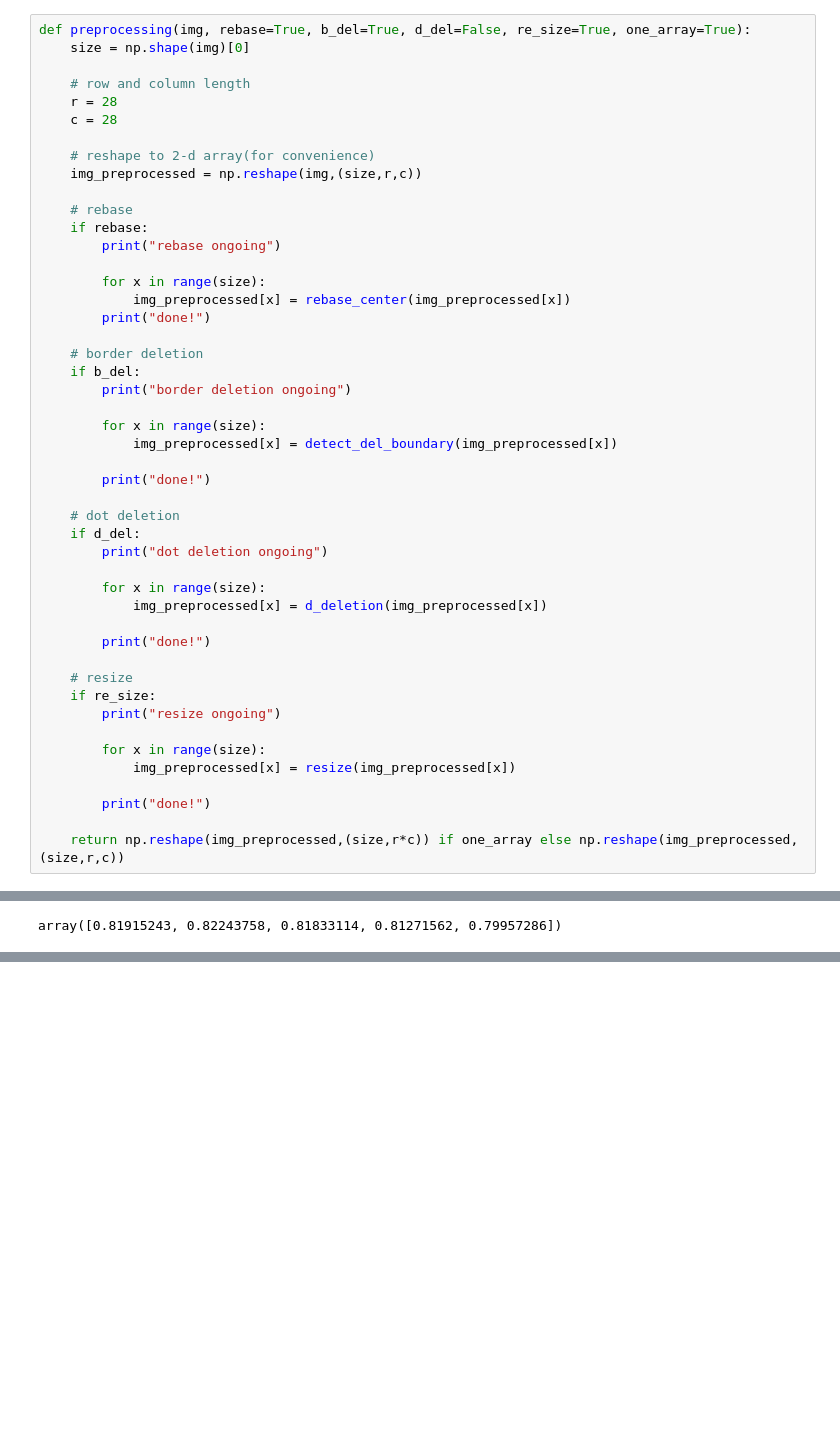
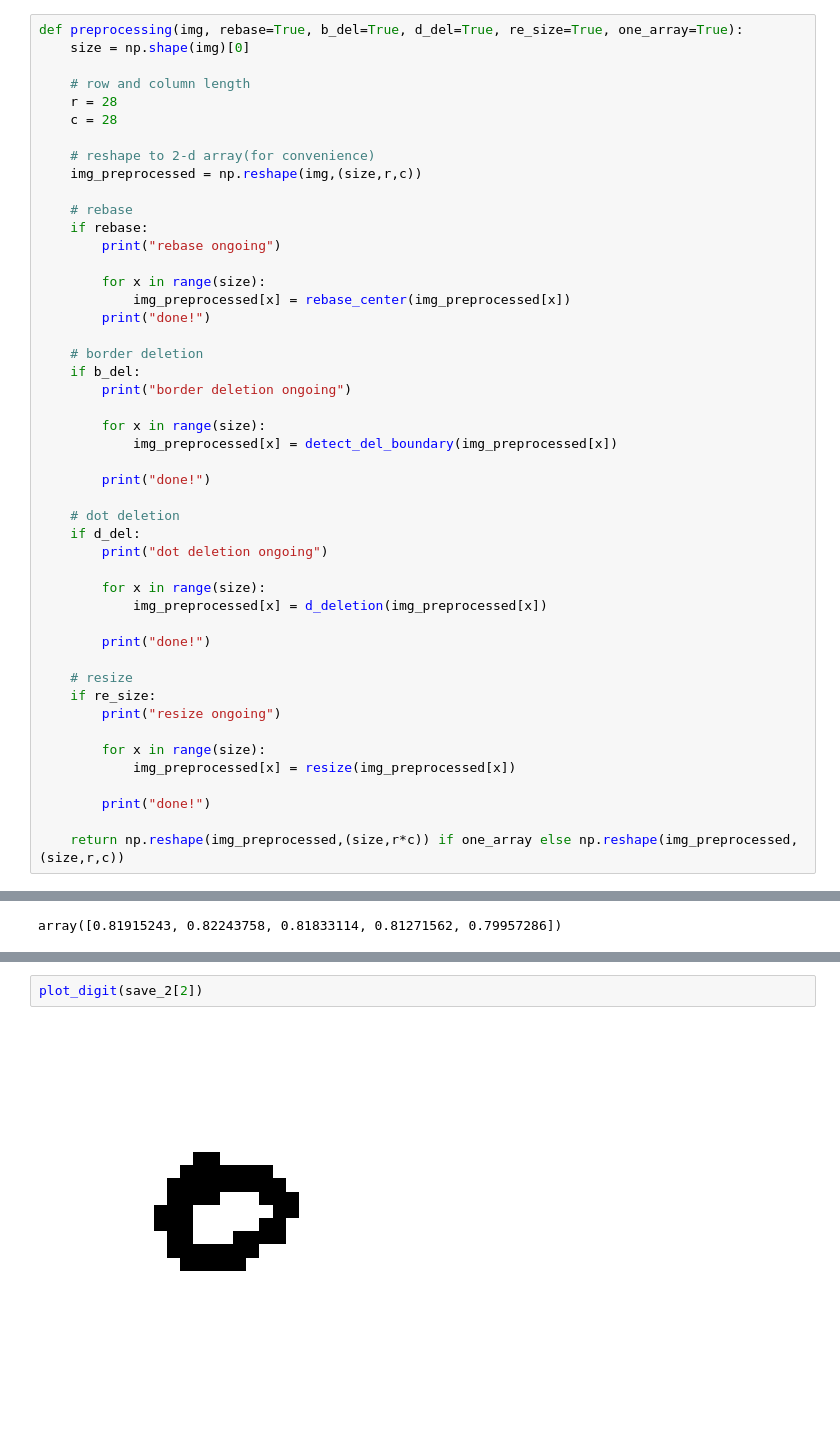
Before and after one commit to nonameR9077/MLproject_2023-2, a Jupyter notebook: preprocessing/template_preprocessing.ipynb, the cells around one changed output, grey strips where cells are left out. Cells and saved outputs as stored; diff of their text form; blank space fills up the shorter version.

```diff
--- a/preprocessing/template_preprocessing.ipynb
+++ b/preprocessing/template_preprocessing.ipynb
@@ -252,7 +252,7 @@ def resize(img,size=20):
 # %% [markdown]
 check the **npzThickening.ipynb** for details
 # %%
-def preprocessing(img, rebase=True, b_del=True, d_del=False, re_size=True, one_array=True):
+def preprocessing(img, rebase=True, b_del=True, d_del=True, re_size=True, one_array=True):
     size = np.shape(img)[0]
 
     # row and column length
@@ -402,0 +660,4 @@ my_data_num["label"][10]
+# %%
+plot_digit(save_2[2])
+# %% [output]
+[figure, added]
```
Also changed, not shown: parts of 9 cells of this notebook.
